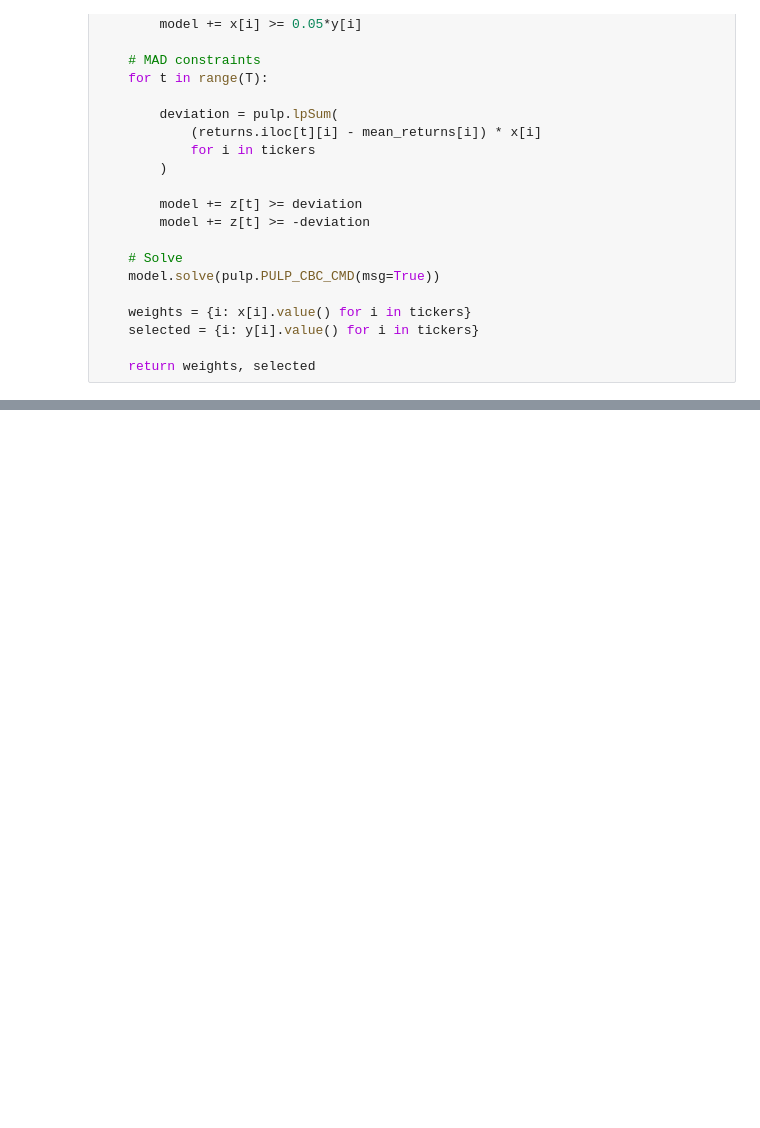
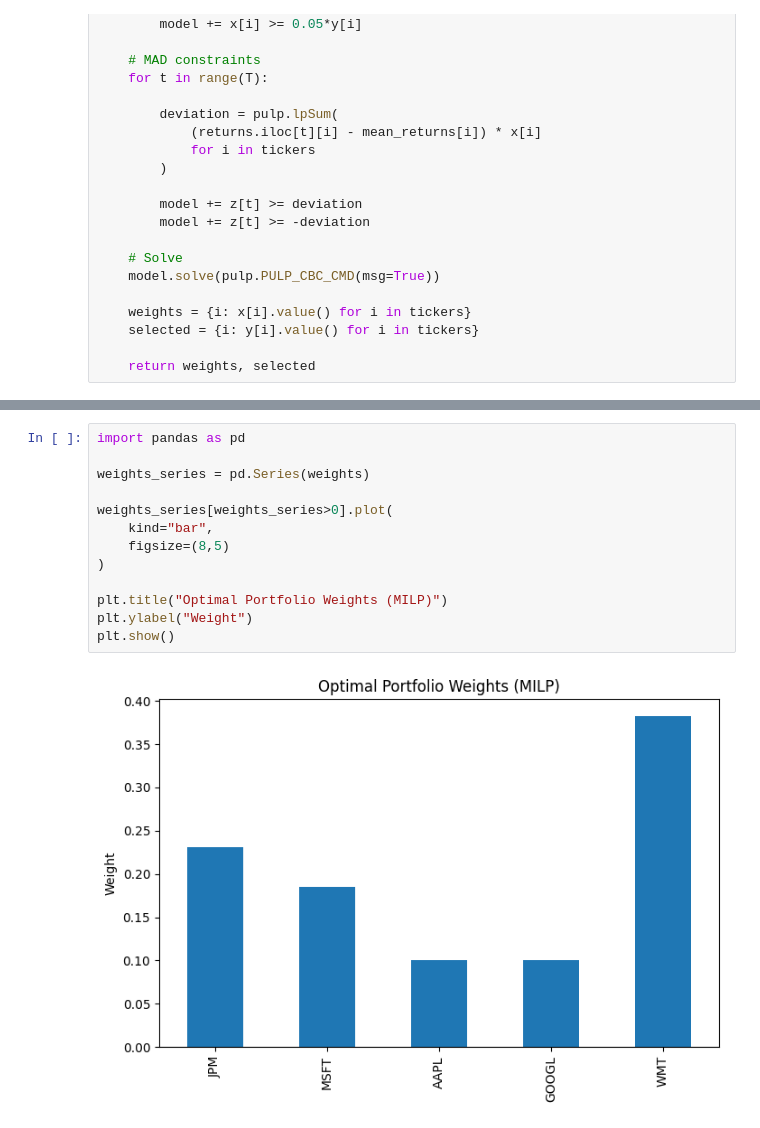
Before and after one commit to ms25940640/OM_Assignment, a Jupyter notebook: E_MILP.ipynb, the cells around one changed output, grey strips where cells are left out. Drawn from its saved outputs; the diff is of its cells as text; blank space fills up the shorter version.

```diff
--- a/E_MILP.ipynb
+++ b/E_MILP.ipynb
@@ -165,0 +240,15 @@ print(selected)
+# %%
+import pandas as pd
+
+weights_series = pd.Series(weights)
+
+weights_series[weights_series>0].plot(
+    kind="bar",
+    figsize=(8,5)
+)
+
+plt.title("Optimal Portfolio Weights (MILP)")
+plt.ylabel("Weight")
+plt.show()
+# %% [output]
+[figure, added]
```
Also changed, not shown: parts of 11 cells of this notebook.
